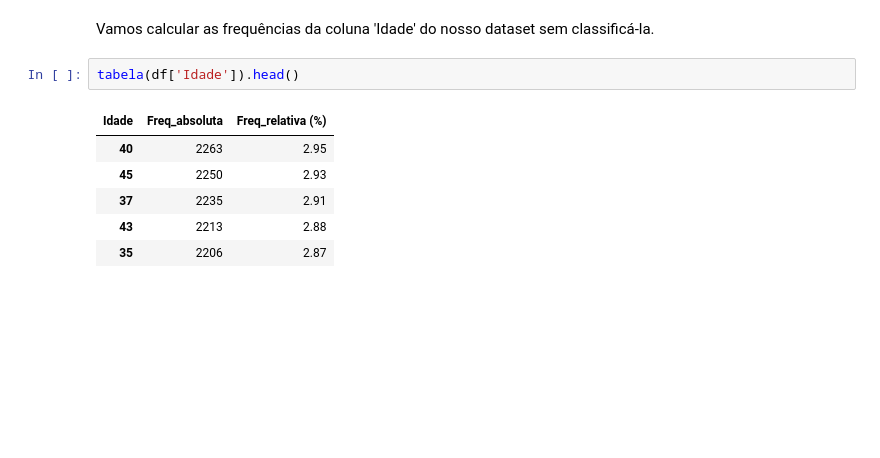
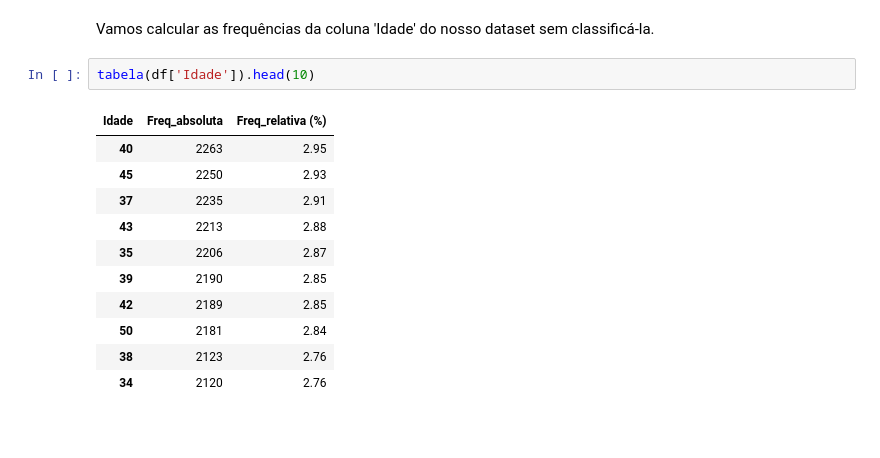
Before and after one commit to huanbarrosn/estudo_ds, a Jupyter notebook: matematica/estatistica/curso-alura/frequencias-e-medidas.ipynb, the cells around one changed output. Saved outputs shown, nothing was run; the diff lists cells and outputs as text; blank space fills up the shorter version.

```diff
--- a/matematica/estatistica/curso-alura/frequencias-e-medidas.ipynb
+++ b/matematica/estatistica/curso-alura/frequencias-e-medidas.ipynb
@@ -427,14 +432,19 @@ tabela(df['Renda']).head() #O metodo head serve para visualisar as n primeiras l
 # %% [markdown]
 Vamos calcular as frequências da coluna 'Idade' do nosso dataset sem classificá-la.
 # %%
-tabela(df['Idade']).head()
+tabela(df['Idade']).head(10)
 # %% [output]
 | Idade | Freq_absoluta | Freq_relativa (%) |
 | 40 | 2263 | 2.95 |
 | 45 | 2250 | 2.93 |
 | 37 | 2235 | 2.91 |
 | 43 | 2213 | 2.88 |
 | 35 | 2206 | 2.87 |
+| 39 | 2190 | 2.85 |
+| 42 | 2189 | 2.85 |
+| 50 | 2181 | 2.84 |
+| 38 | 2123 | 2.76 |
+| 34 | 2120 | 2.76 |
 # %% [markdown]
  <br>
 # %% [markdown]
```
Also changed, not shown: parts of 9 cells of this notebook.
